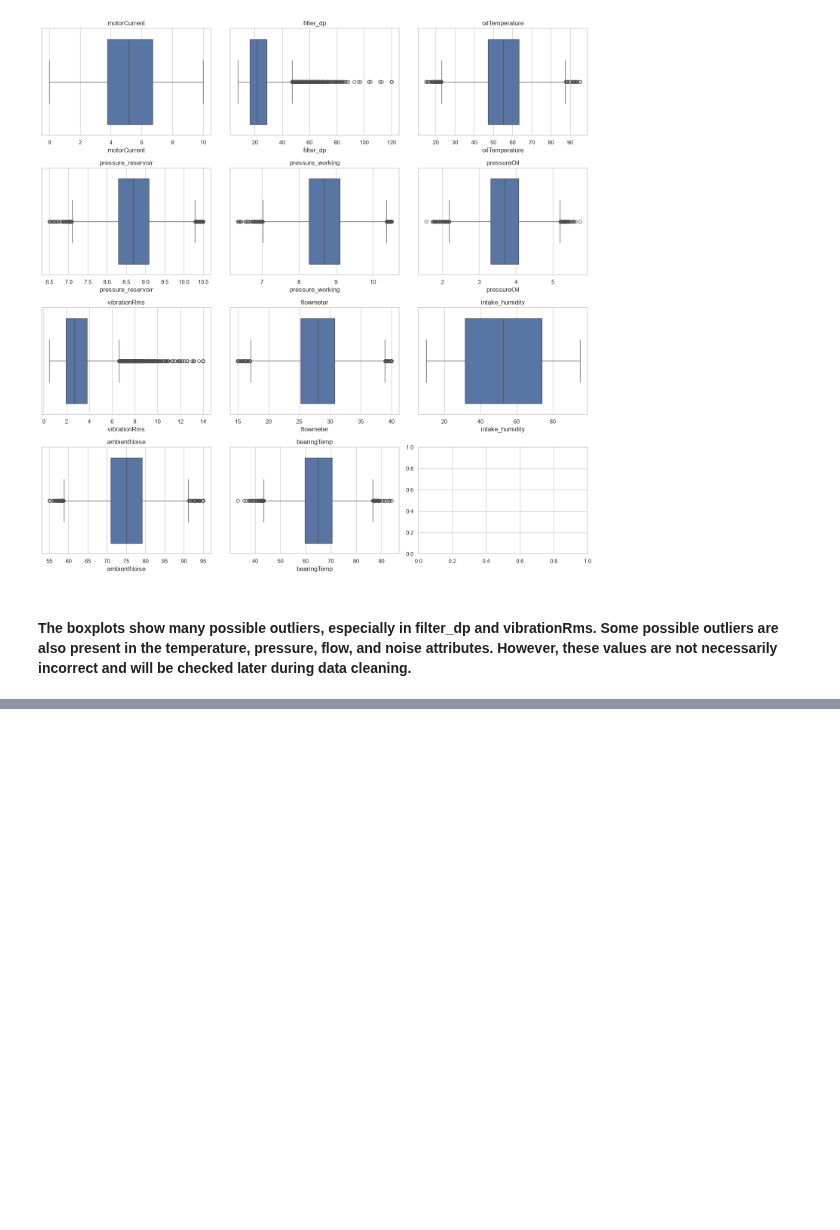
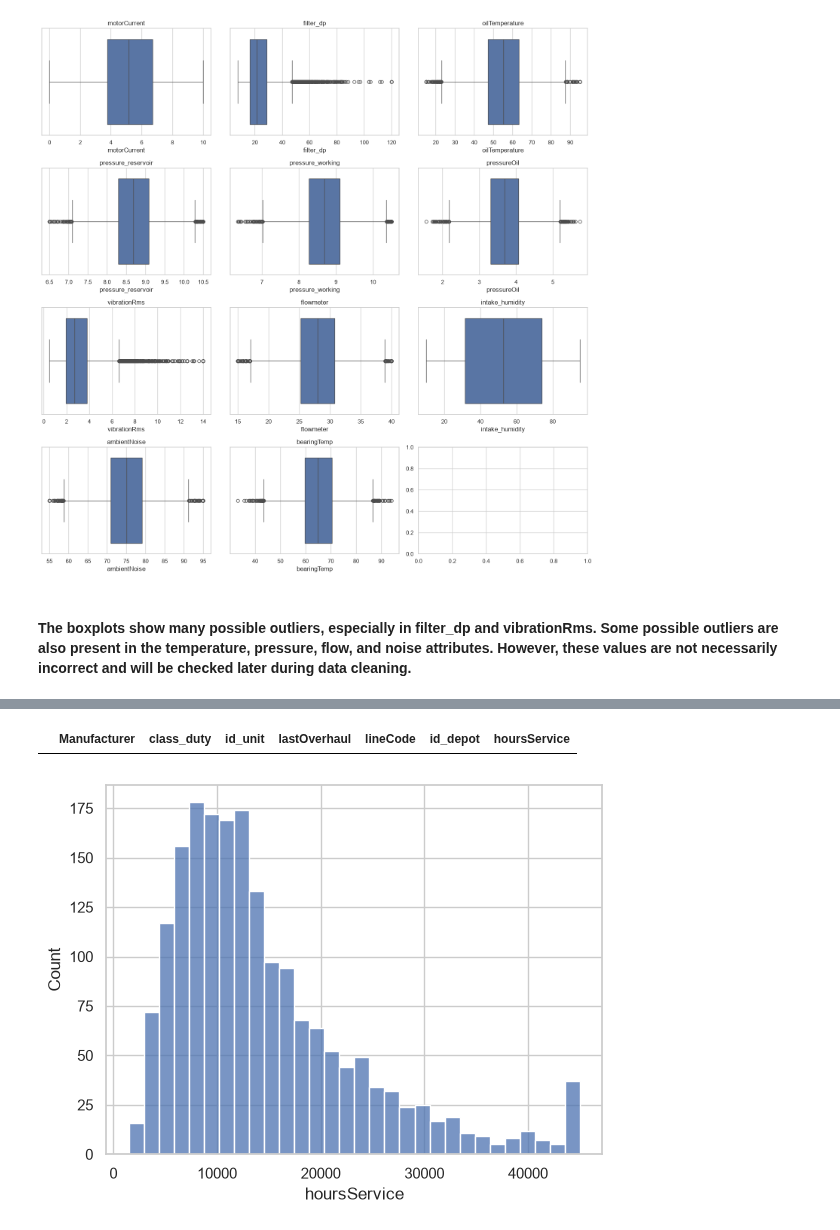
Before and after one commit to NovAndrii/IAU_project, a Jupyter notebook: prjct.ipynb, the cells around one changed output, grey strips where cells are left out. Saved outputs shown, nothing was run; the diff lists cells and outputs as text; code cells hidden in the pictures; blank space fills up the shorter version.

Commit message:
Unit single atribute analysis

```diff
--- a/prjct.ipynb
+++ b/prjct.ipynb
@@ -972,0 +1065,14 @@ plt.show()
+# %%
+units[units["hoursService"] < 0]
+# %% [output]
+|  | Manufacturer | class_duty | id_unit | lastOverhaul | lineCode | id_depot | hoursService |
+# %%
+sns.histplot(
+    data=units,
+    x="hoursService",
+    bins=30
+)
+
+plt.show()
+# %% [output]
+[figure, added]
```
Also changed, not shown: parts of 21 cells of this notebook.
